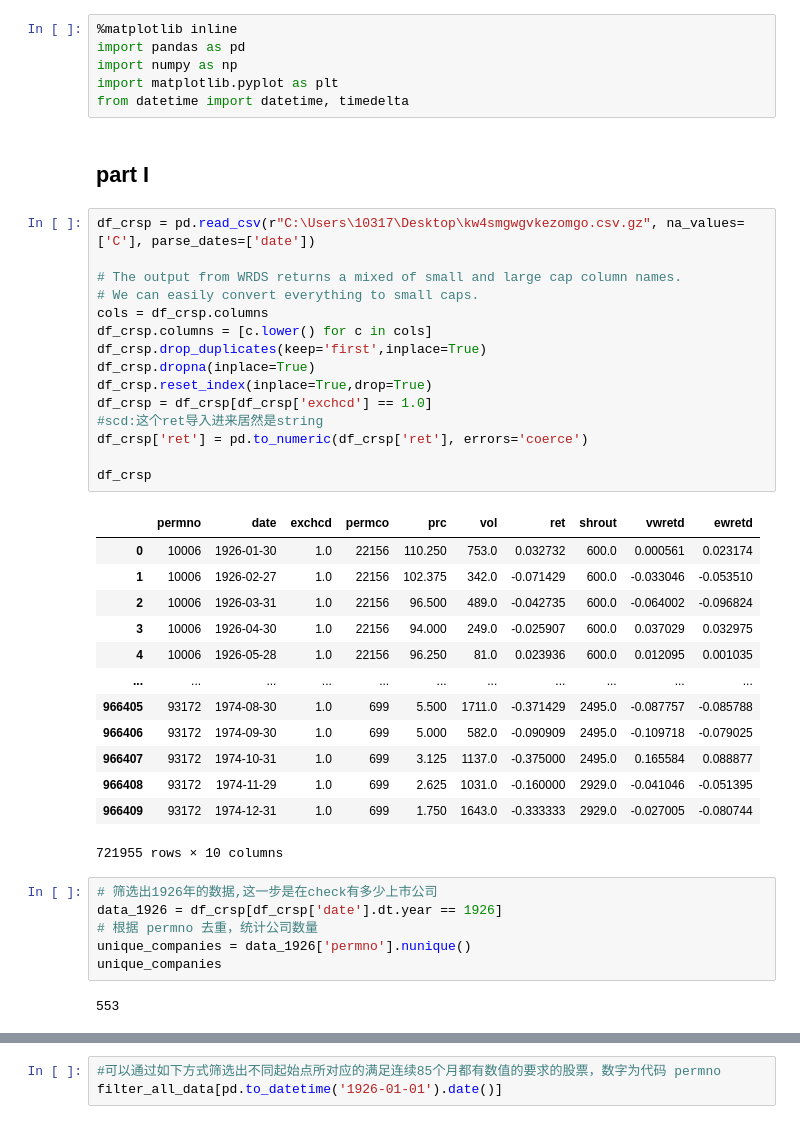
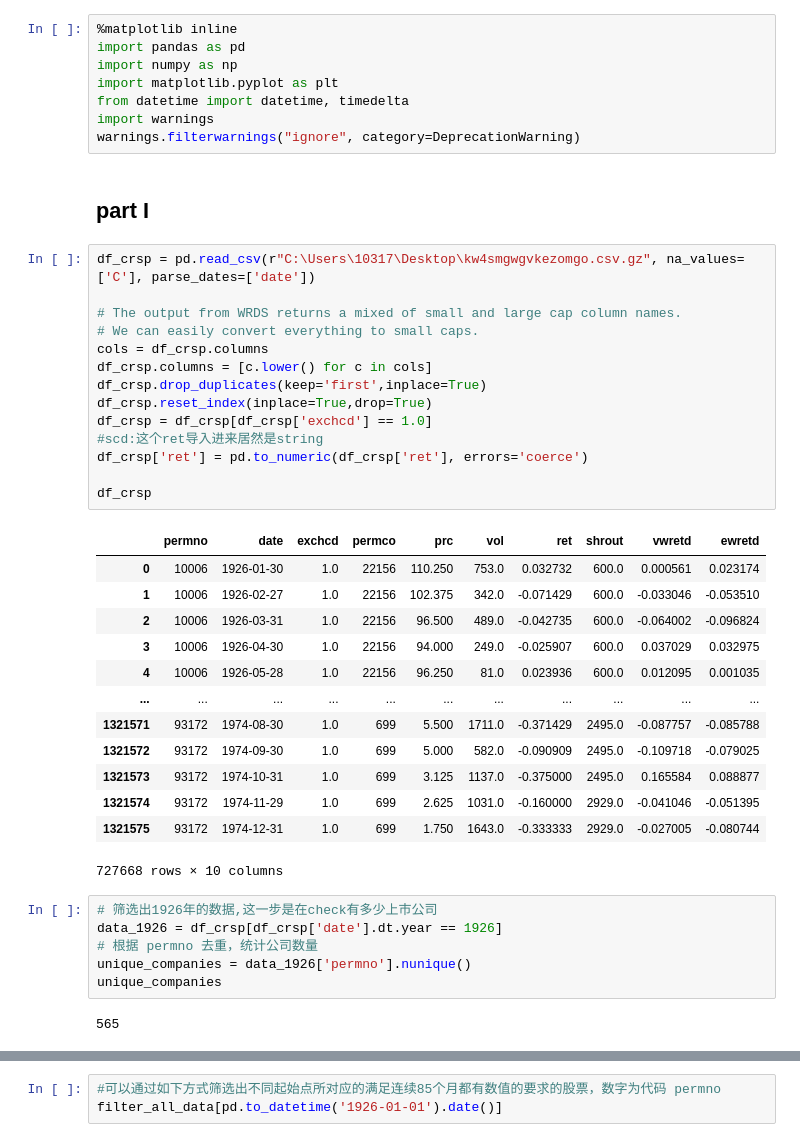
Before and after one commit to cs821/IC-MF-PM-CW, a Jupyter notebook: overreaction-v4.ipynb, the cells around one changed output, grey strips where cells are left out. Cells and saved outputs as stored; diff of their text form.

```diff
--- a/overreaction-v4.ipynb
+++ b/overreaction-v4.ipynb
@@ -4,37 +4,38 @@ import pandas as pd
 import numpy as np
 import matplotlib.pyplot as plt
 from datetime import datetime, timedelta
+import warnings
+warnings.filterwarnings("ignore", category=DeprecationWarning)
 # %% [markdown]
 ## part I
 # %%
 df_crsp = pd.read_csv(r"C:\Users\10317\Desktop\kw4smgwgvkezomgo.csv.gz", na_values=['C'], parse_dates=['date'])
 
 # The output from WRDS returns a mixed of small and large cap column names.
 # We can easily convert everything to small caps.
 cols = df_crsp.columns
 df_crsp.columns = [c.lower() for c in cols]
 df_crsp.drop_duplicates(keep='first',inplace=True)
-df_crsp.dropna(inplace=True)
 df_crsp.reset_index(inplace=True,drop=True)
 df_crsp = df_crsp[df_crsp['exchcd'] == 1.0]
 #scd:这个ret导入进来居然是string
 df_crsp['ret'] = pd.to_numeric(df_crsp['ret'], errors='coerce')
 
 df_crsp
 # %% [output]
 |  | permno | date | exchcd | permco | prc | vol | ret | shrout | vwretd | ewretd |
 | 0 | 10006 | 1926-01-30 | 1.0 | 22156 | 110.250 | 753.0 | 0.032732 | 600.0 | 0.000561 | 0.023174 |
 | 1 | 10006 | 1926-02-27 | 1.0 | 22156 | 102.375 | 342.0 | -0.071429 | 600.0 | -0.033046 | -0.053510 |
 | 2 | 10006 | 1926-03-31 | 1.0 | 22156 | 96.500 | 489.0 | -0.042735 | 600.0 | -0.064002 | -0.096824 |
 | 3 | 10006 | 1926-04-30 | 1.0 | 22156 | 94.000 | 249.0 | -0.025907 | 600.0 | 0.037029 | 0.032975 |
 | 4 | 10006 | 1926-05-28 | 1.0 | 22156 | 96.250 | 81.0 | 0.023936 | 600.0 | 0.012095 | 0.001035 |
 | ... | ... | ... | ... | ... | ... | ... | ... | ... | ... | ... |
-| 966405 | 93172 | 1974-08-30 | 1.0 | 699 | 5.500 | 1711.0 | -0.371429 | 2495.0 | -0.087757 | -0.085788 |
-| 966406 | 93172 | 1974-09-30 | 1.0 | 699 | 5.000 | 582.0 | -0.090909 | 2495.0 | -0.109718 | -0.079025 |
-| 966407 | 93172 | 1974-10-31 | 1.0 | 699 | 3.125 | 1137.0 | -0.375000 | 2495.0 | 0.165584 | 0.088877 |
-| 966408 | 93172 | 1974-11-29 | 1.0 | 699 | 2.625 | 1031.0 | -0.160000 | 2929.0 | -0.041046 | -0.051395 |
-| 966409 | 93172 | 1974-12-31 | 1.0 | 699 | 1.750 | 1643.0 | -0.333333 | 2929.0 | -0.027005 | -0.080744 |
+| 1321571 | 93172 | 1974-08-30 | 1.0 | 699 | 5.500 | 1711.0 | -0.371429 | 2495.0 | -0.087757 | -0.085788 |
+| 1321572 | 93172 | 1974-09-30 | 1.0 | 699 | 5.000 | 582.0 | -0.090909 | 2495.0 | -0.109718 | -0.079025 |
+| 1321573 | 93172 | 1974-10-31 | 1.0 | 699 | 3.125 | 1137.0 | -0.375000 | 2495.0 | 0.165584 | 0.088877 |
+| 1321574 | 93172 | 1974-11-29 | 1.0 | 699 | 2.625 | 1031.0 | -0.160000 | 2929.0 | -0.041046 | -0.051395 |
+| 1321575 | 93172 | 1974-12-31 | 1.0 | 699 | 1.750 | 1643.0 | -0.333333 | 2929.0 | -0.027005 | -0.080744 |
-721955 rows × 10 columns
+727668 rows × 10 columns
 # %%
 # 筛选出1926年的数据,这一步是在check有多少上市公司
 data_1926 = df_crsp[df_crsp['date'].dt.year == 1926]
@@ -42,7 +43,7 @@ data_1926 = df_crsp[df_crsp['date'].dt.year == 1926]
 unique_companies = data_1926['permno'].nunique()
 unique_companies
 # %% [output]
-553
+565
 # %%
 df_crsp['prc'] = abs(df_crsp['prc'])#取绝对值
 
```
Also changed, not shown: parts of 31 cells of this notebook.
